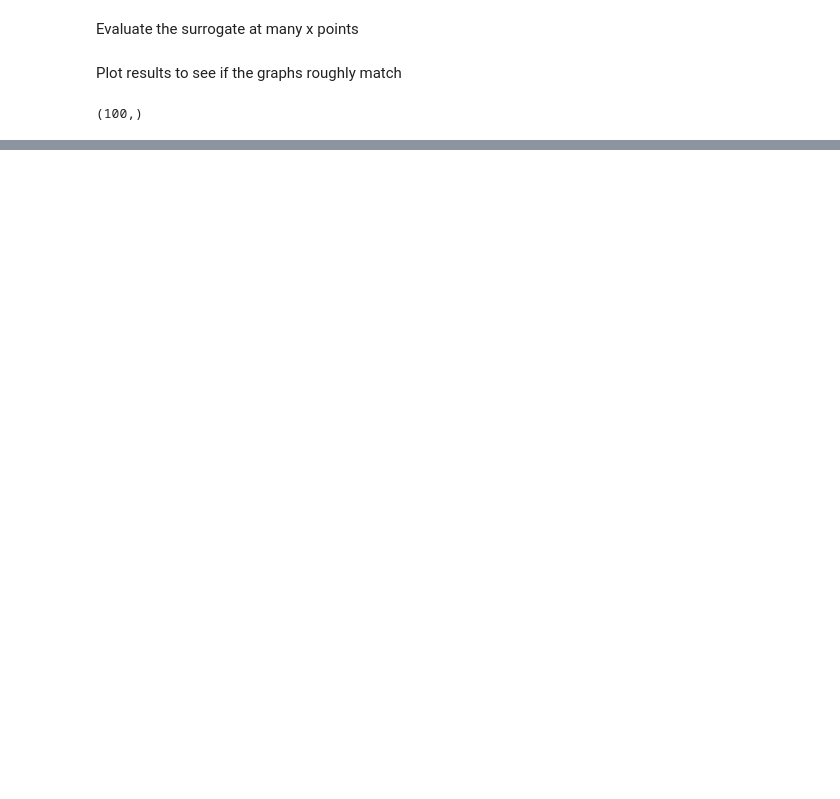
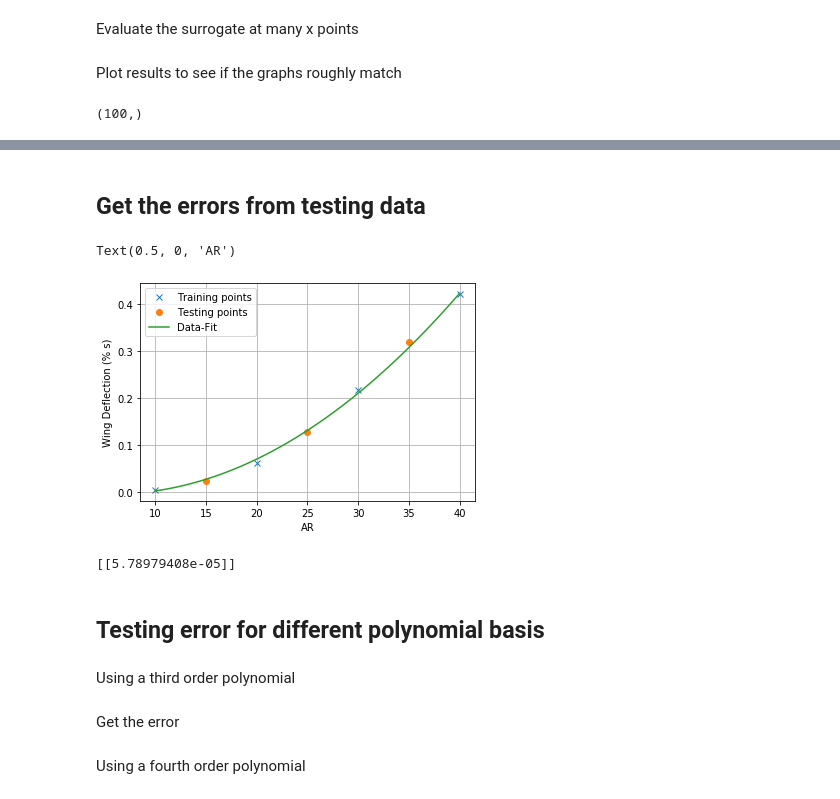
Before and after one commit to ACea15/Projects-SHARPy, a Jupyter notebook: aeroelasticPMOR_Optimization/surrogate_model/aspectRatio_wingDeflection_surrogate.ipynb, the cells around one changed output, grey strips where cells are left out. Saved outputs shown, nothing was run; the diff lists cells and outputs as text; code cells hidden in the pictures; blank space fills up the shorter version.

Commit message:
Added 3rd and 4th order polynomials and testing data to quantify errors, note python code has few bugs

```diff
--- a/aeroelasticPMOR_Optimization/surrogate_model/aspectRatio_wingDeflection_surrogate.ipynb
+++ b/aeroelasticPMOR_Optimization/surrogate_model/aspectRatio_wingDeflection_surrogate.ipynb
@@ -181,0 +182,44 @@ Text(0.5, 0, 'AR')
+# %% [markdown]
+## Get the errors from testing data
+# %%
+# Read the data
+test_data_pandas = pd.read_csv('ar_wing_def_testing.csv')
+test_data_pandas.head()
+test_data_numpy = test_data_pandas.to_numpy()
+AR_test = test_data_numpy[:,1]
+wing_def_test = test_data_numpy[:,2]
+semi_span_test = test_data_numpy[:,3]
+wingDef_nonDim_test = wing_def_test/semi_span_test
+# %%
+# Plot the points on the graph
+fig3, ax = plt.subplots()
+
+ax.plot(AR,wingDef_nonDim,'x')
+ax.plot(AR_test,wingDef_nonDim_test,'o')
+ax.plot(xp,yp)
+
+
+ax.legend(["Training points","Testing points","Data-Fit"])
+ax.grid(True)
+ax.set_ylabel('Wing Deflection (% s)')
+ax.set_xlabel('AR')
+# %% [output]
+Text(0.5, 0, 'AR')
+[figure, added]
+# %%
+# Calculate the generalisation error for a second order
+k = 2
+error = 0;
+for i in range(len(AR_test)):
+    btest = polynomial_basis(k,np.array([AR_test[i]]))
+    ys = np.dot(btest,params)
+    error += (ys-wingDef_nonDim_test[i])**2
+error = error/len(AR_test)
+
+print(error)
+# %% [output]
+[[5.78979408e-05]]
+# %% [markdown]
+## Testing error for different polynomial basis
+# %% [markdown]
+Using a third order polynomial
@@ -181,0 +238,2 @@ Text(0.5, 0, 'AR')
+# %% [markdown]
+Get the error
@@ -181,0 +247,2 @@ Text(0.5, 0, 'AR')
+# %% [markdown]
+Using a fourth order polynomial
```
Also changed, not shown: parts of 9 cells of this notebook, 1 other file.
